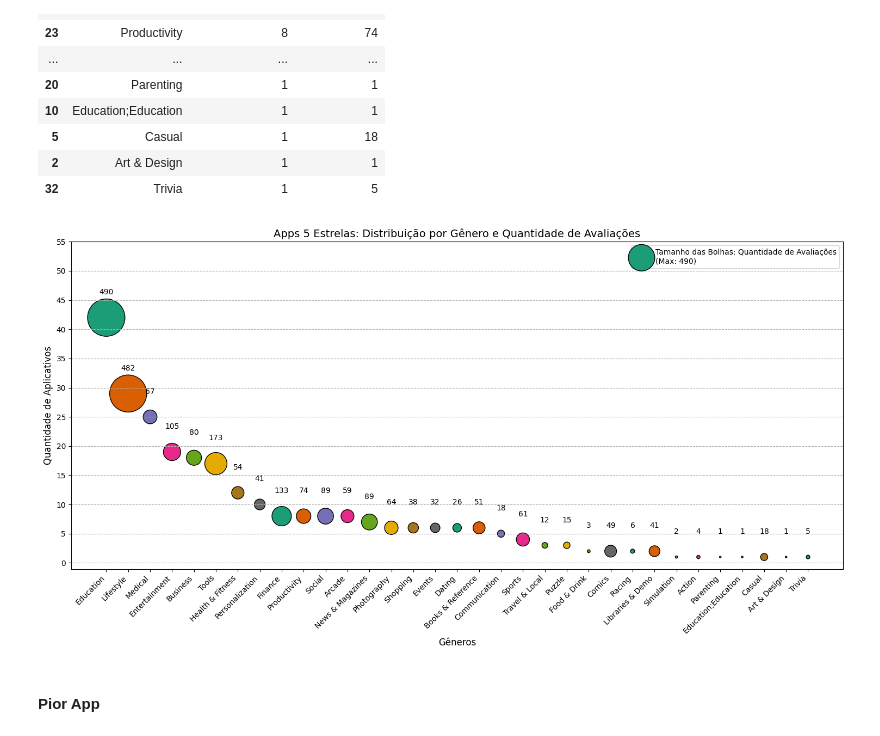
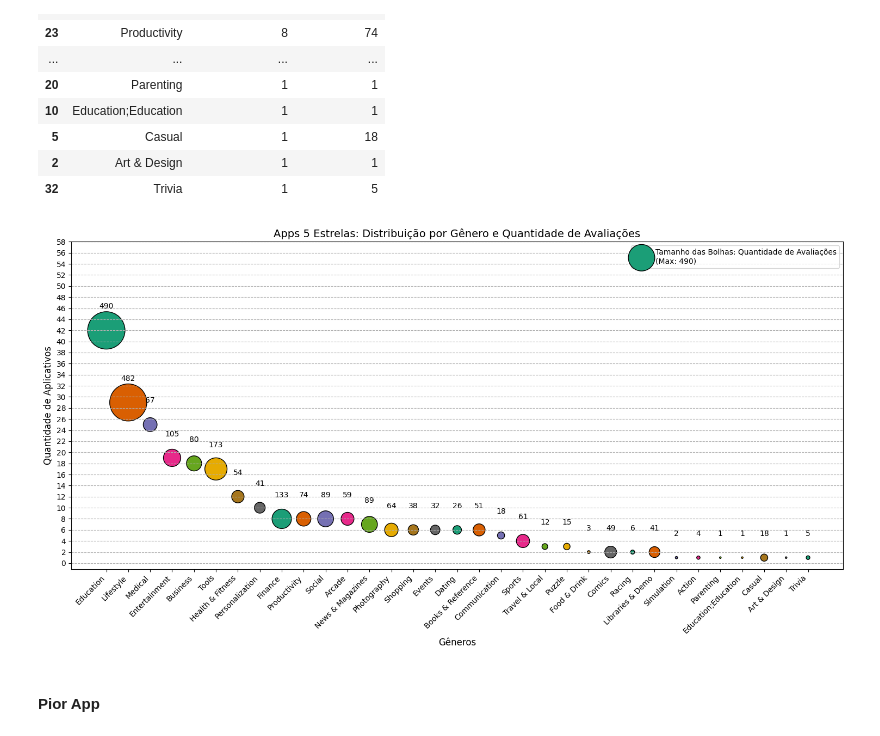
Before and after one commit to jqln-vc/compass-academy, a Jupyter notebook: sprint3/desafio/analise_playstore.ipynb, the cells around one changed output. Saved outputs shown, nothing was run; the diff lists cells and outputs as text; code cells hidden in the pictures.

```diff
--- a/sprint3/desafio/analise_playstore.ipynb
+++ b/sprint3/desafio/analise_playstore.ipynb
@@ -1046,39 +1051,39 @@ scatter = plt.scatter(
     sumario_genero['Genres'],           # Eixo-x: Genres
     sumario_genero['contagem_apps'],        # Eixo-y: Quantidade de Aplicativos
     s=sumario_genero['total_reviews']/0.2,  # Tamanho da Bolha: aumentado em 20%
-    color=[plt.cm.Dark2.colors[c % len(plt.cm.Dark2.colors)] for c in range(len(sumario_genero['Genres']))],   # Usando modulo para iterar com loop por todas as cores
+    color=[plt.cm.Dark2.colors[c % len(plt.cm.Dark2.colors)] for c in range(len(sumario_genero['Genres']))], # Loop com repetição de cores
     edgecolors='black'
 )
 
 # Adicionando anotações para cada gênero
 for i, linha in sumario_genero.iterrows():
     plt.text(
         linha['Genres'],
         linha['contagem_apps'] + 5,
         f"{int(linha['total_reviews']):,}",
         fontsize=10, ha='center', va='top'
     )
 
 # Definindo as legendas do eixo Y e a escala dos ticks
-yticks = range(0, 60, 5)
+yticks = range(0, 60, 2)
 plt.yticks(ticks=yticks)
 plt.ylabel('Quantidade de Aplicativos', fontsize=12)
 plt.title('Apps 5 Estrelas: Distribuição por Gênero e Quantidade de Avaliações', fontsize=14)
 plt.xlabel('Gêneros', fontsize=12)
 plt.xticks(rotation=45, ha='right')
 plt.grid(axis='y', linestyle='--')
 
 # Adicionando legenda para relacionar o tamanho da bolha ao nº de avaliações
 max_reviews = sumario_genero['total_reviews'].max()
 plt.legend(
     [scatter], [f"Tamanho das Bolhas: Quantidade de Avaliações\n(Max: {max_reviews:,})"],
     loc='upper right', fontsize=10, frameon=True
 )
 
 plt.tight_layout()
 plt.show()
 # %% [output]
-[figure, old version]
+[figure, new version]
 # %% [markdown]
 #### Pior App
 # %% [markdown]
```
Also changed, not shown: parts of 21 cells of this notebook, 3 other files.
